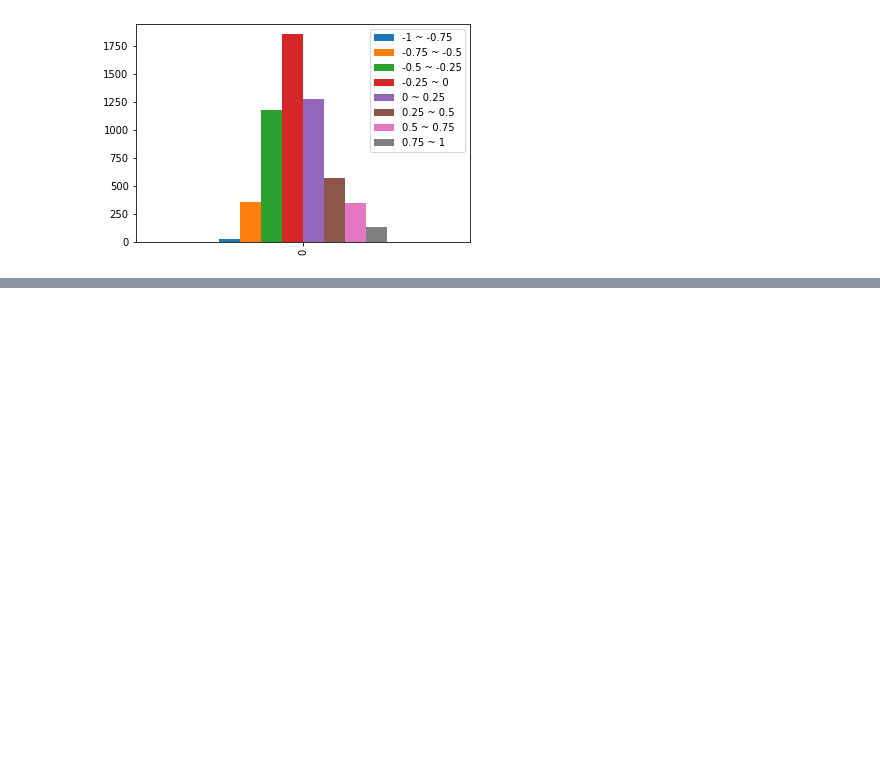
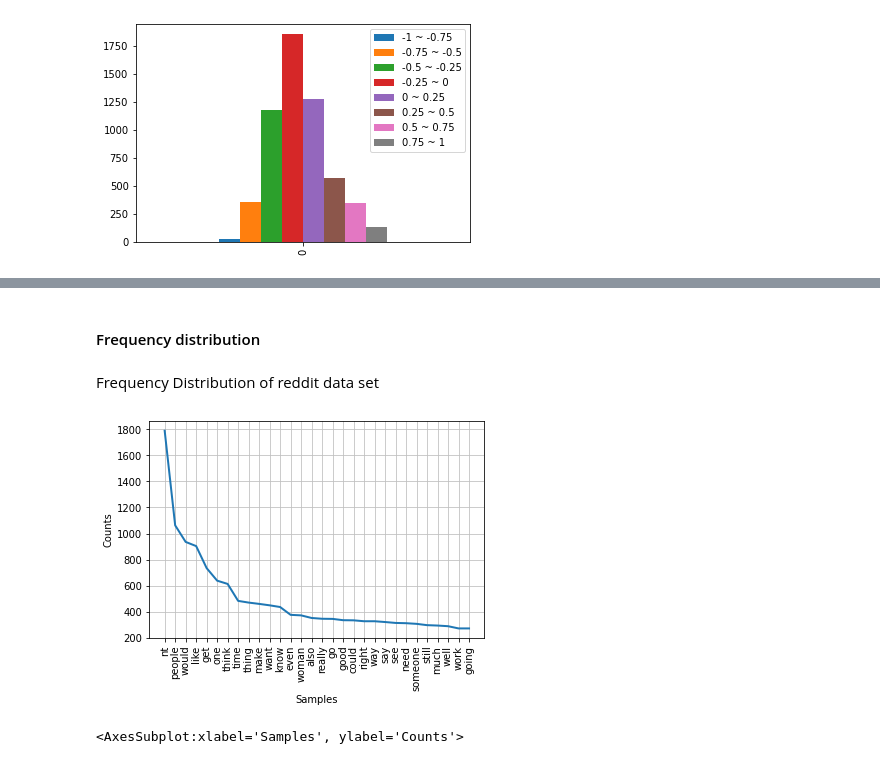
Before and after one commit to hayacon/cs_final_project, a Jupyter notebook: code/data_analysis.ipynb, the cells around one changed output, grey strips where cells are left out. Cells and saved outputs as stored; diff of their text form; code cells hidden in the pictures; blank space fills up the shorter version.

Commit message:
data analysis

```diff
--- a/code/data_analysis.ipynb
+++ b/code/data_analysis.ipynb
@@ -58,0 +122,16 @@ distribution_df.plot(kind='bar')
+# %%
+reddit_text = da.flatten(reddit_df, 'cleaned_comment')
+offensive_text = da.flatten(offensive_df, 'cleaned_comment')
+neutral_text = da.flatten(neutral_df, 'cleaned_comment')
+non_offensive_text = da.flatten(non_offensive_df, 'cleaned_comment')
+# %% [markdown]
+#### Frequency distribution
+# %% [markdown]
+Frequency Distribution of reddit data set
+# %%
+reddit_fd = da.frequentDistribution(reddit_text)
+# %%
+reddit_fd.plot(30)
+# %% [output]
+[figure, added]
+<AxesSubplot:xlabel='Samples', ylabel='Counts'>
```
Also changed, not shown: parts of 30 cells of this notebook, 2 other files.
